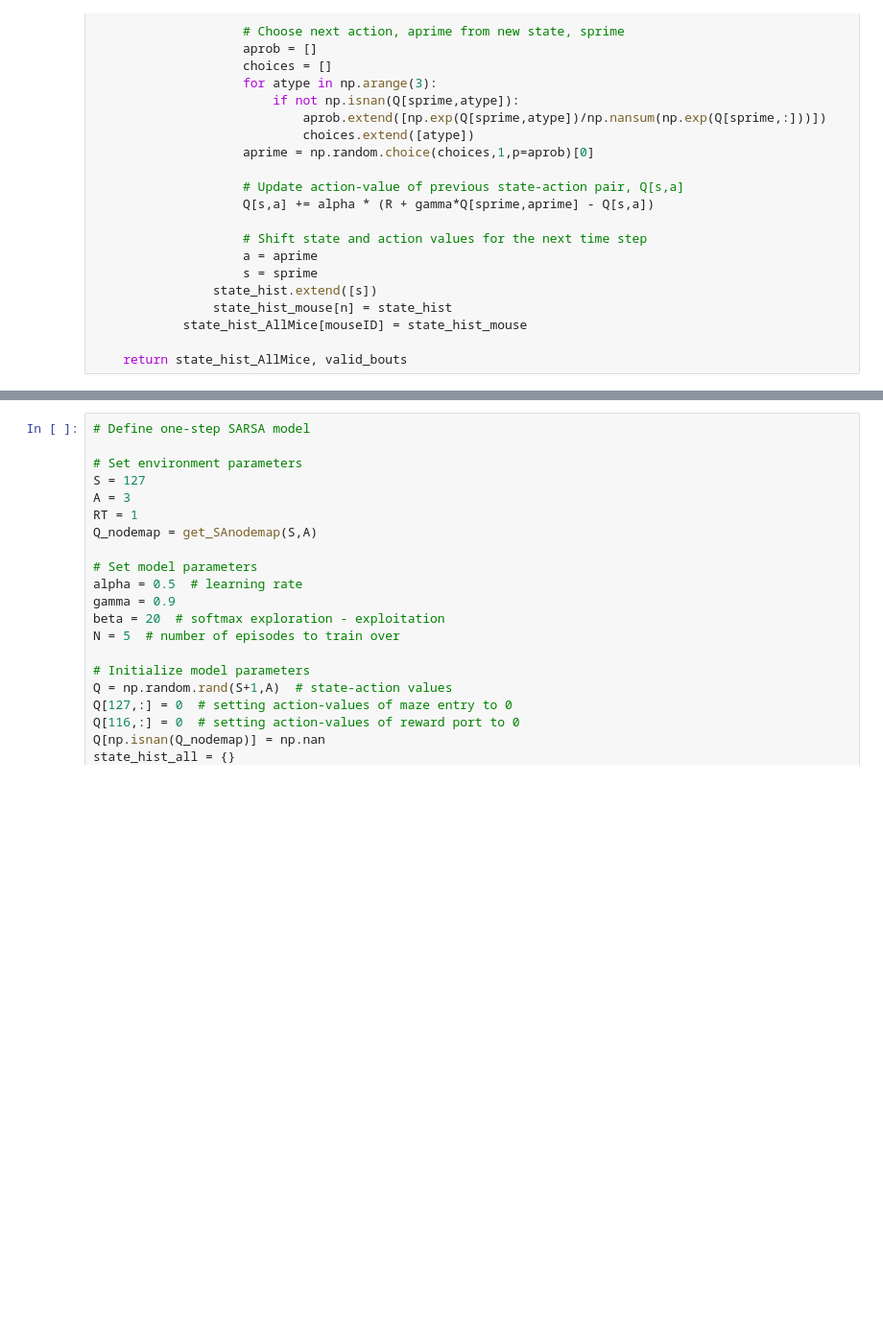
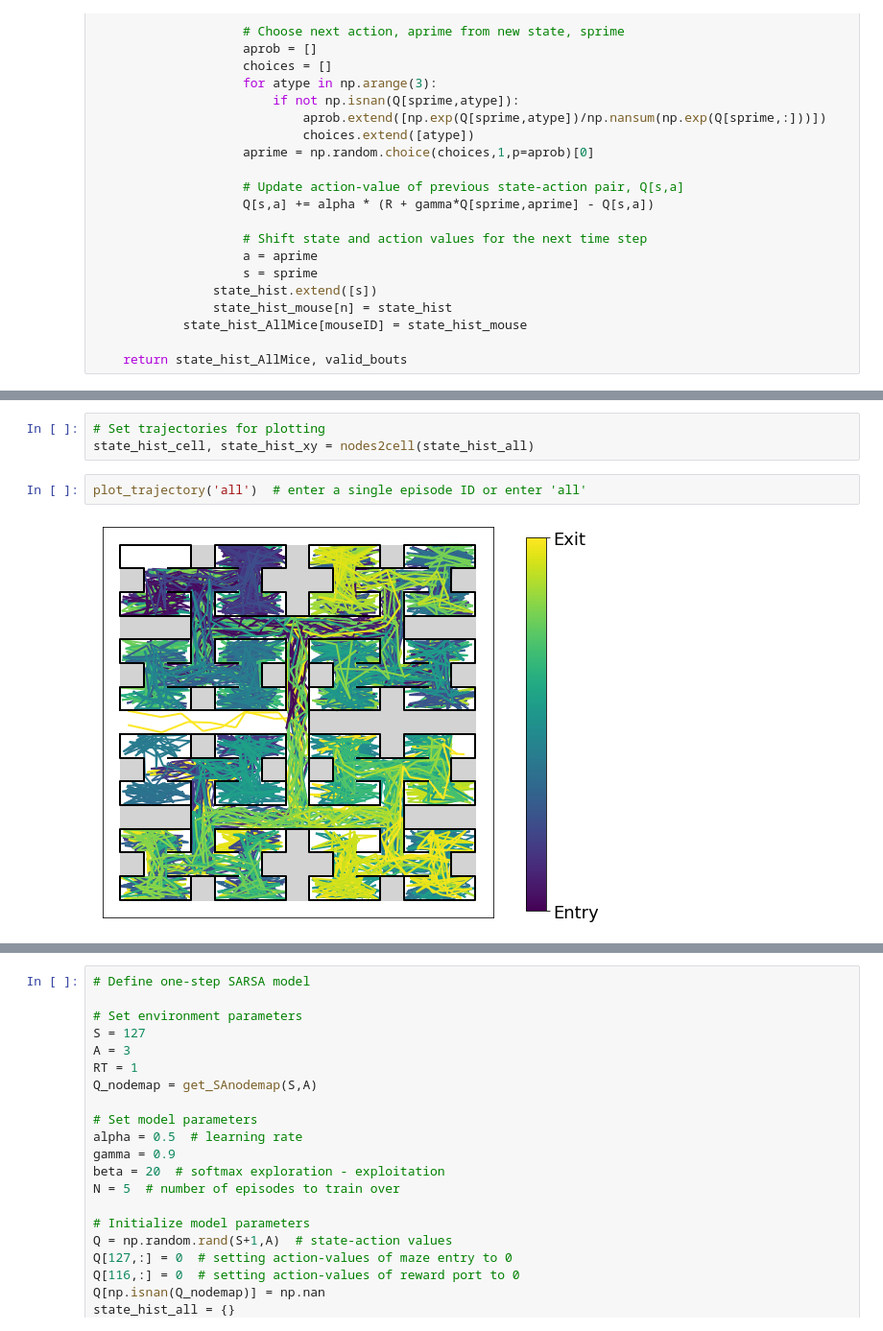
Before and after one commit to umeshksingla/MouseMazeHierRL, a Jupyter notebook: TD_Models.ipynb, the cells around one changed output, grey strips where cells are left out. Shown at 96% size. Saved outputs shown, nothing was run; the diff lists cells and outputs as text; blank space fills up the shorter version.

```diff
--- a/TD_Models.ipynb
+++ b/TD_Models.ipynb
@@ -248,0 +474,7 @@ def plot_trajectory(episode):
+# %%
+# Set trajectories for plotting
+state_hist_cell, state_hist_xy = nodes2cell(state_hist_all)
+# %%
+plot_trajectory('all')  # enter a single episode ID or enter 'all'
+# %% [output]
+[figure, added]
```
Also changed, not shown: parts of 17 cells of this notebook.
